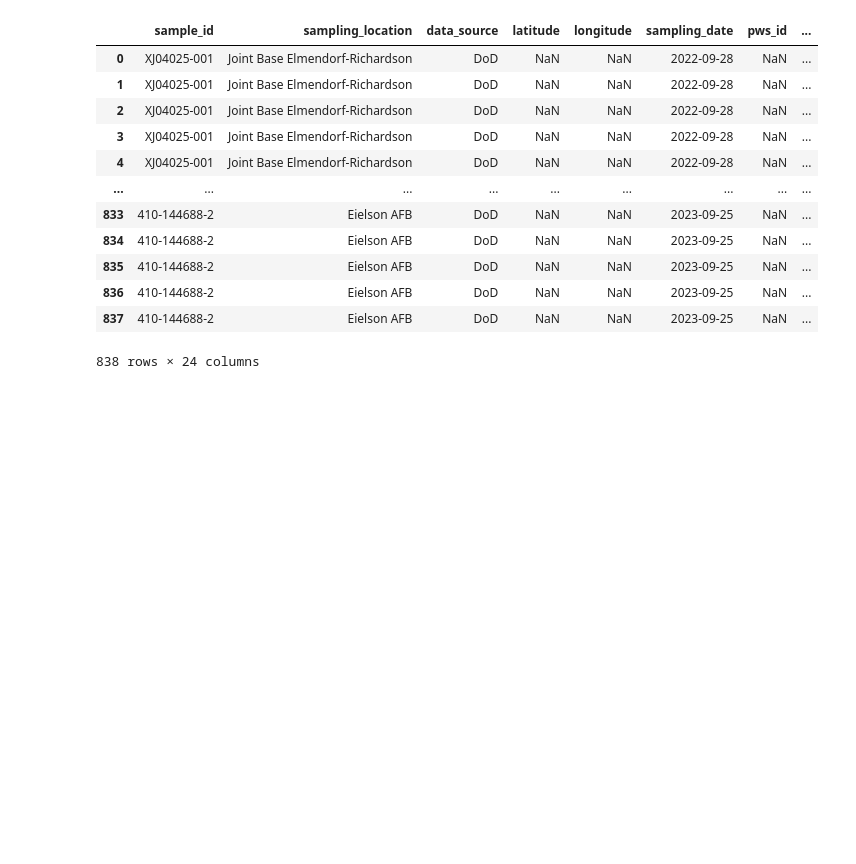
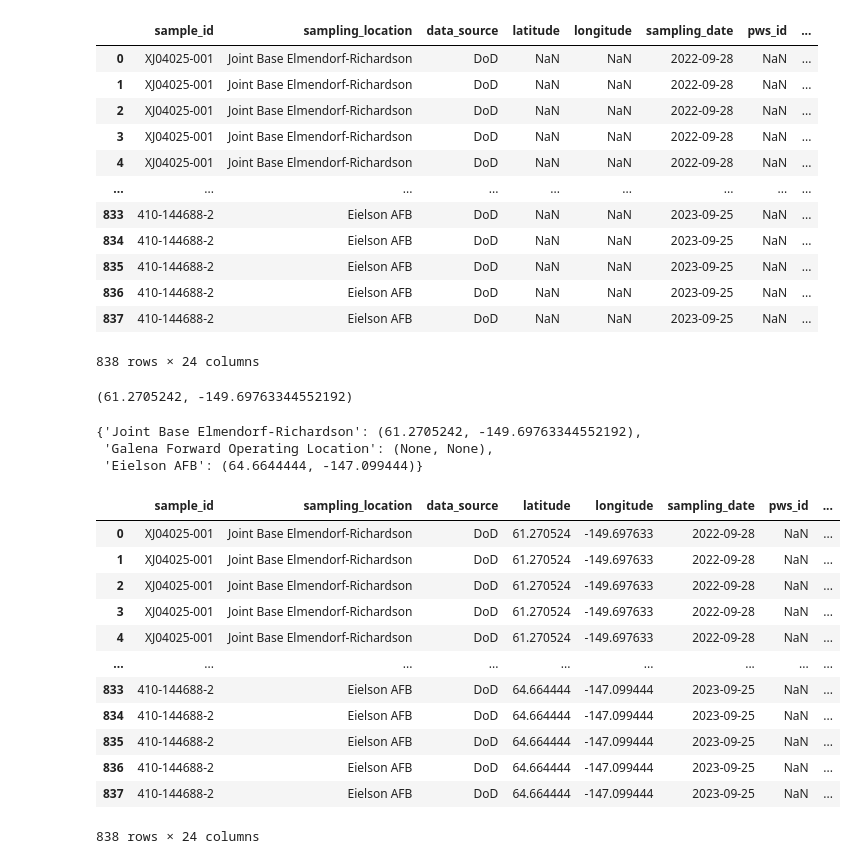
Before and after one commit to charleswang918/US_PFAS_DW, a Jupyter notebook: Data_Cleaning/Alaska/data_cleaning.ipynb, the cells around one changed output. Drawn from its saved outputs; the diff is of its cells as text; code cells hidden in the pictures; blank space fills up the shorter version.

```diff
--- a/Data_Cleaning/Alaska/data_cleaning.ipynb
+++ b/Data_Cleaning/Alaska/data_cleaning.ipynb
@@ -9,3 +11,5 @@ os.getcwd()
+# %%
+pd.set_option('display.max_columns', None)
 # %%
 ak_df1 = pd.read_excel('Export_Joint Base Elmendorf-Richardson.xlsx')
 # %%
@@ -124,5 +128,60 @@ df
 | 836 | 410-144688-2 | Eielson AFB | DoD | NaN | NaN | 2023-09-25 | NaN | ... |
 | 837 | 410-144688-2 | Eielson AFB | DoD | NaN | NaN | 2023-09-25 | NaN | ... |
 838 rows × 24 columns
+# %%
+from geopy.geocoders import Nominatim
+
+geolocator = Nominatim(user_agent="unique_project_name_12345")
+location = geolocator.geocode("Joint Base Elmendorf-Richardson")
+if location:
+    print((location.latitude, location.longitude))
+else:
+    print("Location not found")
+# %% [output]
+(61.2705242, -149.69763344552192)
+# %%
+unique_locations = df['sampling_location'].unique()
+
+geolocator = Nominatim(user_agent="unique_project_name_12345")
+
+location_cache = {}
+
+for address in unique_locations:
+    if address not in location_cache:
+        try:
+            location = geolocator.geocode(address)
+            if location:
+                location_cache[address] = (location.latitude, location.longitude)
+            else:
+                location_cache[address] = (None, None)
+            time.sleep(1)
+        except Exception as e:
+            print(f"Error geocoding {address}: {e}")
+            location_cache[address] = (None, None)
+# %%
+location_cache
+# %% [output]
+{'Joint Base Elmendorf-Richardson': (61.2705242, -149.69763344552192),
+ 'Galena Forward Operating Location': (None, None),
+ 'Eielson AFB': (64.6644444, -147.099444)}
+# %%
+df.loc[df['latitude'].isna(), 'latitude'] = df['sampling_location'].map(lambda x: location_cache.get(x, (None, None))[0] if pd.isna(df.loc[df['sampling_location'] == x, 'latitude']).all() else x)
+df.loc[df['longitude'].isna(), 'longitude'] = df['sampling_location'].map(lambda x: location_cache.get(x, (None, None))[1] if pd.isna(df.loc[df['sampling_location'] == x, 'longitude']).all() else x)
+# %%
+df
+# %% [output]
+|  | sample_id | sampling_location | data_source | latitude | longitude | sampling_date | pws_id | ... |
+| 0 | XJ04025-001 | Joint Base Elmendorf-Richardson | DoD | 61.270524 | -149.697633 | 2022-09-28 | NaN | ... |
+| 1 | XJ04025-001 | Joint Base Elmendorf-Richardson | DoD | 61.270524 | -149.697633 | 2022-09-28 | NaN | ... |
+| 2 | XJ04025-001 | Joint Base Elmendorf-Richardson | DoD | 61.270524 | -149.697633 | 2022-09-28 | NaN | ... |
+| 3 | XJ04025-001 | Joint Base Elmendorf-Richardson | DoD | 61.270524 | -149.697633 | 2022-09-28 | NaN | ... |
+| 4 | XJ04025-001 | Joint Base Elmendorf-Richardson | DoD | 61.270524 | -149.697633 | 2022-09-28 | NaN | ... |
+| ... | ... | ... | ... | ... | ... | ... | ... | ... |
+| 833 | 410-144688-2 | Eielson AFB | DoD | 64.664444 | -147.099444 | 2023-09-25 | NaN | ... |
+| 834 | 410-144688-2 | Eielson AFB | DoD | 64.664444 | -147.099444 | 2023-09-25 | NaN | ... |
+| 835 | 410-144688-2 | Eielson AFB | DoD | 64.664444 | -147.099444 | 2023-09-25 | NaN | ... |
+| 836 | 410-144688-2 | Eielson AFB | DoD | 64.664444 | -147.099444 | 2023-09-25 | NaN | ... |
+| 837 | 410-144688-2 | Eielson AFB | DoD | 64.664444 | -147.099444 | 2023-09-25 | NaN | ... |
+838 rows × 24 columns
 # %%
 df.to_csv('alaska_dw.csv')
```
Also changed, not shown: parts of 8 cells of this notebook, 1 other file.
